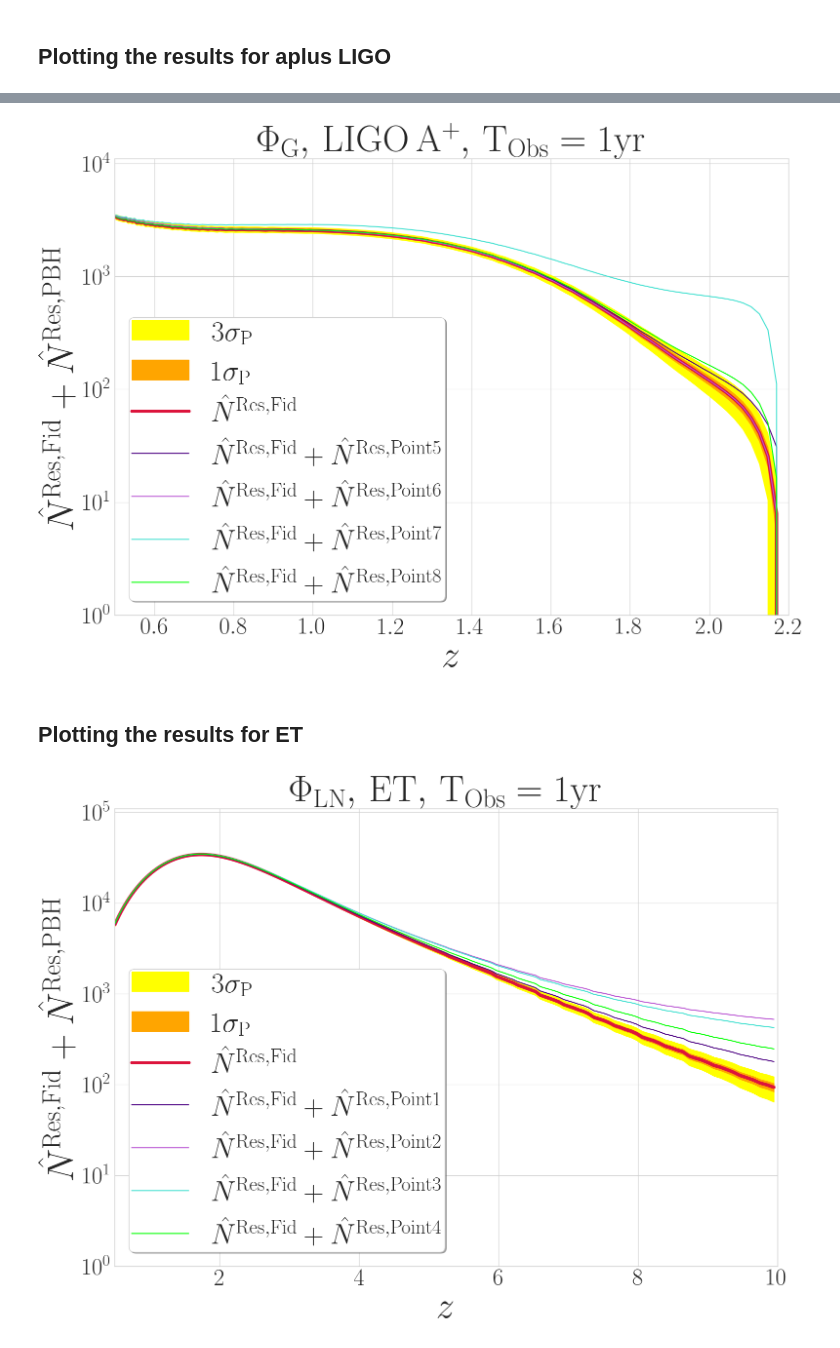
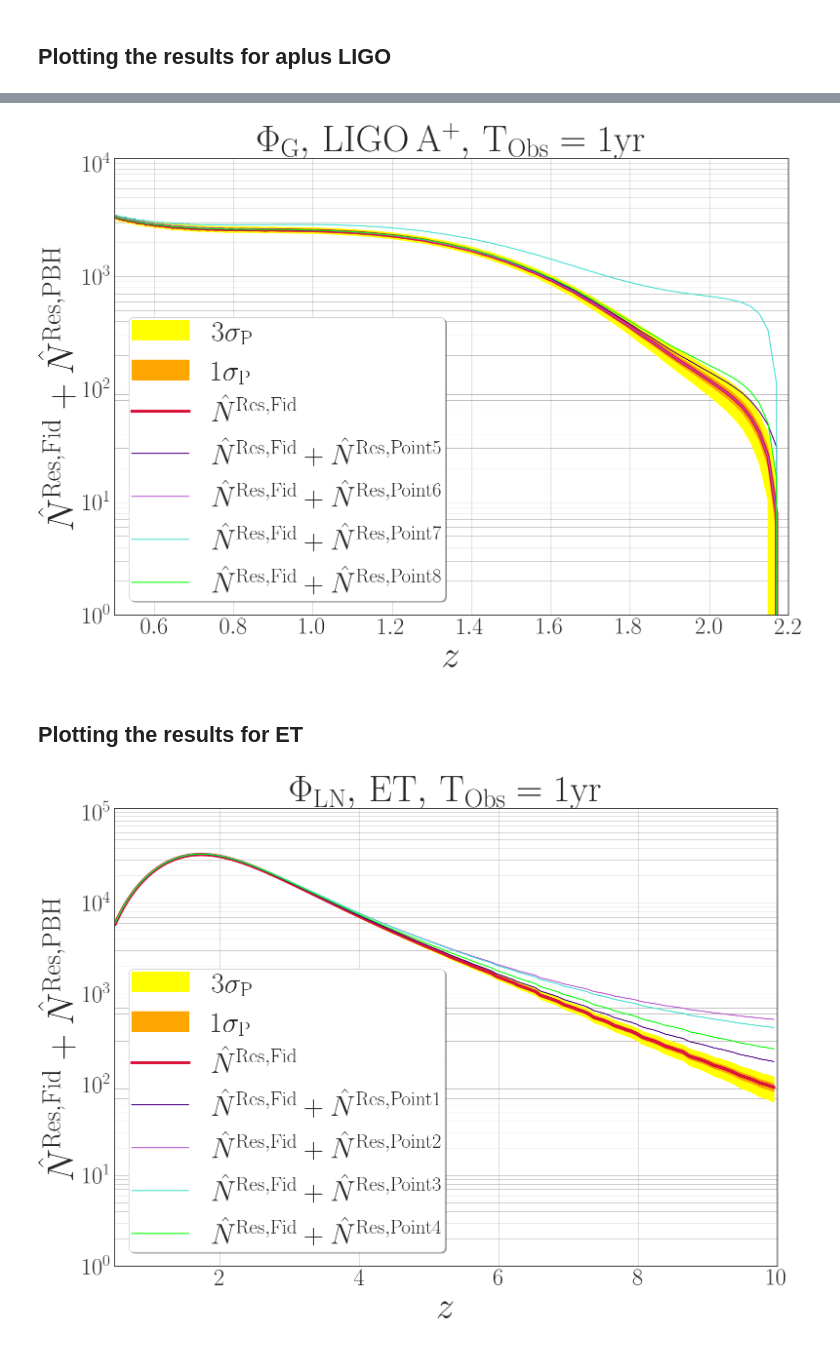
Before and after one commit to KuZa91/PBH_subpopulations_effects_analysis, a Jupyter notebook: ResDistPlotter.ipynb, the cells around one changed output, grey strips where cells are left out. Saved outputs shown, nothing was run; the diff lists cells and outputs as text; code cells hidden in the pictures.

```diff
--- a/ResDistPlotter.ipynb
+++ b/ResDistPlotter.ipynb
@@ -27,7 +27,7 @@ from LISAhdf5 import LISAhdf5,ParsUnits
 %run BigFont.py
 import matplotlib.pyplot as plt
 plt.rcParams['text.usetex'] = True
-plt.style.use("seaborn-v0_8-whitegrid")
+plt.style.use("seaborn-v0_8-white")
 # %% [markdown]
 <h2> Loading the populations catalogues </h2>
 # %% [markdown]
@@ -126,36 +127,38 @@ plt.legend(loc = 3, frameon = True, fancybox = True, shadow = True, borderpad= 0
 plt.ylabel(r'$\hat{N}^{\rm Res, Fid} + \hat{N}^{\rm Res, PBH}$', fontsize = 55)
 plt.title(r'$\Phi_{\rm G}, \, \rm LIGO \, A^{+}, \, T_{\rm Obs} = 1yr$',fontsize = 55)
 plt.tight_layout()
+plt.grid(which='both', color='grey', linestyle='-', linewidth=0.5, alpha=.7)
 plt.savefig('apLIGOSNRB8ResDistGs.png',dpi=200)
 #plt.savefig('apLIGOSNRB8ResDistGs.png',dpi=50)
 # %% [output]
-[figure, old version]
+[figure, new version]
 # %% [markdown]
 <h2> Plotting the results for ET </h2>
 # %%
 # Plotting the obtained statistics for the fiducial model
 
 plt.figure(figsize=(16,12))
 plt.fill_between(ET1.Redshift, ET1.Fid_ResNorm + 3.*np.sqrt(ET1.Fid_ResNorm), ET1.Fid_ResNorm - 3.*np.sqrt(ET1.Fid_ResNorm), color = 'yellow', label = r'$3\sigma_{\rm P}$')
 plt.fill_between(ET1.Redshift, ET1.Fid_ResNorm + np.sqrt(ET1.Fid_ResNorm), ET1.Fid_ResNorm -np.sqrt(ET1.Fid_ResNorm), color = 'orange', label = r'$1\sigma_{\rm P}$')
 plt.plot(ET1.Redshift, ET1.Fid_ResNorm, color = 'crimson', linewidth=5, label = r'$\hat{N}^{\rm Res, Fid}$')
 plt.plot(ET1.Redshift, ET1.Fid_ResNorm + ET1.Pert_ResNorm, color = 'Indigo', label = r'$\hat{N}^{\rm Res, Fid} + \hat{N}^{\rm Res, Point 1}$')
 plt.plot(ET2.Redshift, ET2.Fid_ResNorm + ET2.Pert_ResNorm, color = 'mediumorchid', label = r'$\hat{N}^{\rm Res, Fid} + \hat{N}^{\rm Res, Point 2}$')
 plt.plot(ET3.Redshift, ET3.Fid_ResNorm + ET3.Pert_ResNorm, color = 'turquoise', label = r'$\hat{N}^{\rm Res, Fid} + \hat{N}^{\rm Res, Point 3}$')
 plt.plot(ET4.Redshift, ET4.Fid_ResNorm + ET4.Pert_ResNorm, color = 'lime', label = r'$\hat{N}^{\rm Res, Fid} + \hat{N}^{\rm Res, Point 4}$')
 plt.xlabel('$z$', fontsize = 55 )
 plt.xlim(0.5, 10.)
 plt.ylim(1.e0, 1.1e5)
 #plt.xscale('log')
 plt.yscale('log')
 plt.legend(loc = 3, frameon = True, fancybox = True, shadow = True, borderpad= 0.1, prop={'size': 42})
 plt.ylabel(r'$\hat{N}^{\rm Res, Fid} + \hat{N}^{\rm Res, PBH}$', fontsize = 55)
 plt.title(r'$\Phi_{\rm LN}, \, \rm ET, \, T_{\rm Obs} = 1yr$',fontsize = 55)
 plt.tight_layout()
+plt.grid(which='both', color='grey', linestyle='-', linewidth=0.5, alpha=.7)
 plt.savefig('ETSNRB8ResDistLN.png',dpi=200)
 #plt.savefig('ETSNRB8ResDistLN.png',dpi=50)
 # %% [output]
-[figure, old version]
+[figure, new version]
 # %%
 # Plotting the obtained statistics for the fiducial model
 
```
Also changed, not shown: parts of 2 cells of this notebook, 4 other files.
